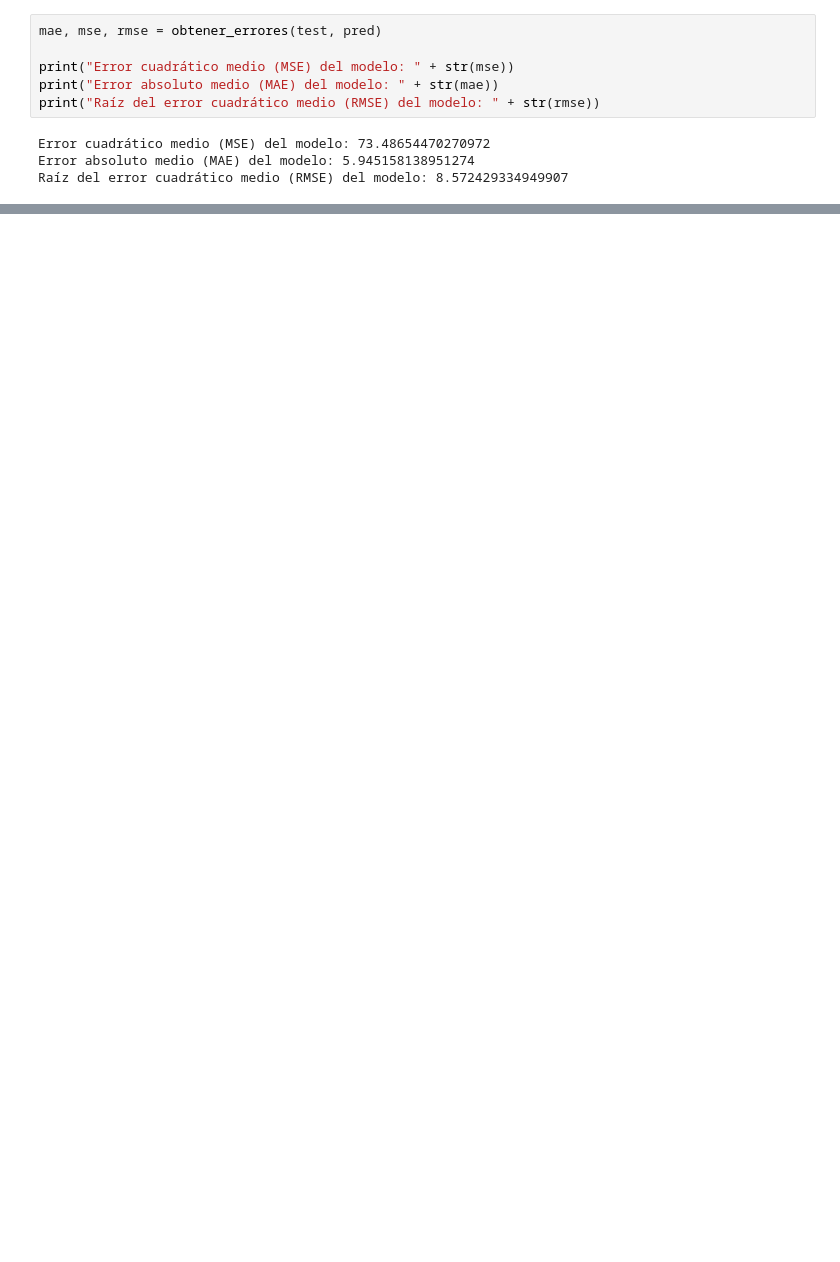
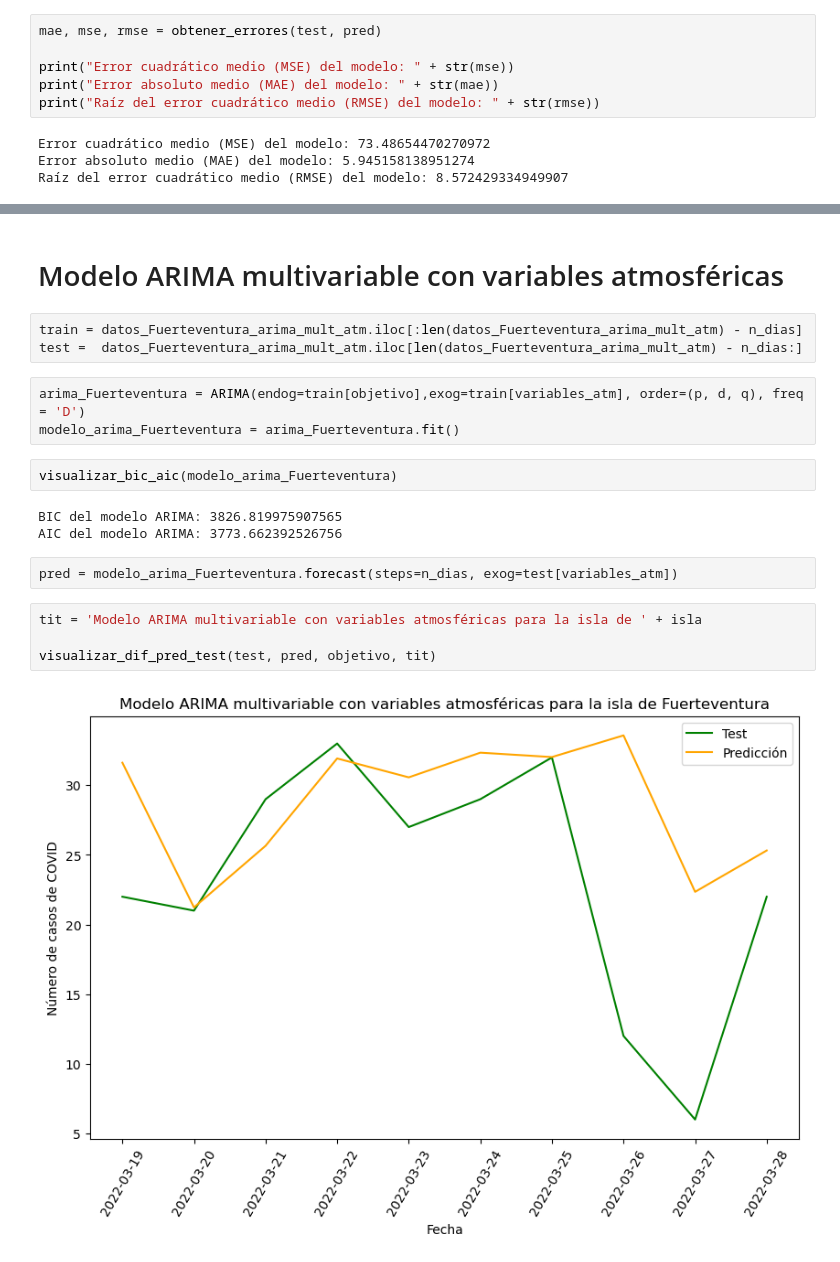
Before and after one commit to jalonsouoc/TFM, a Jupyter notebook: code/ARIMA_Fuerteventura.ipynb, the cells around one changed output, grey strips where cells are left out. Saved outputs shown, nothing was run; the diff lists cells and outputs as text; blank space fills up the shorter version.

```diff
--- a/code/ARIMA_Fuerteventura.ipynb
+++ b/code/ARIMA_Fuerteventura.ipynb
@@ -216,0 +252,21 @@ Raíz del error cuadrático medio (RMSE) del modelo: 8.572429334949907
+# %% [markdown]
+# Modelo ARIMA multivariable con variables atmosféricas
+# %%
+train = datos_Fuerteventura_arima_mult_atm.iloc[:len(datos_Fuerteventura_arima_mult_atm) - n_dias]
+test =  datos_Fuerteventura_arima_mult_atm.iloc[len(datos_Fuerteventura_arima_mult_atm) - n_dias:]
+# %%
+arima_Fuerteventura = ARIMA(endog=train[objetivo],exog=train[variables_atm], order=(p, d, q), freq = 'D')
+modelo_arima_Fuerteventura = arima_Fuerteventura.fit()
+# %%
+visualizar_bic_aic(modelo_arima_Fuerteventura)
+# %% [output]
+BIC del modelo ARIMA: 3826.819975907565
+AIC del modelo ARIMA: 3773.662392526756
+# %%
+pred = modelo_arima_Fuerteventura.forecast(steps=n_dias, exog=test[variables_atm])
+# %%
+tit = 'Modelo ARIMA multivariable con variables atmosféricas para la isla de ' + isla
+
+visualizar_dif_pred_test(test, pred, objetivo, tit)
+# %% [output]
+[figure, added]
```
Also changed, not shown: parts of 20 cells of this notebook, 1 other file.
